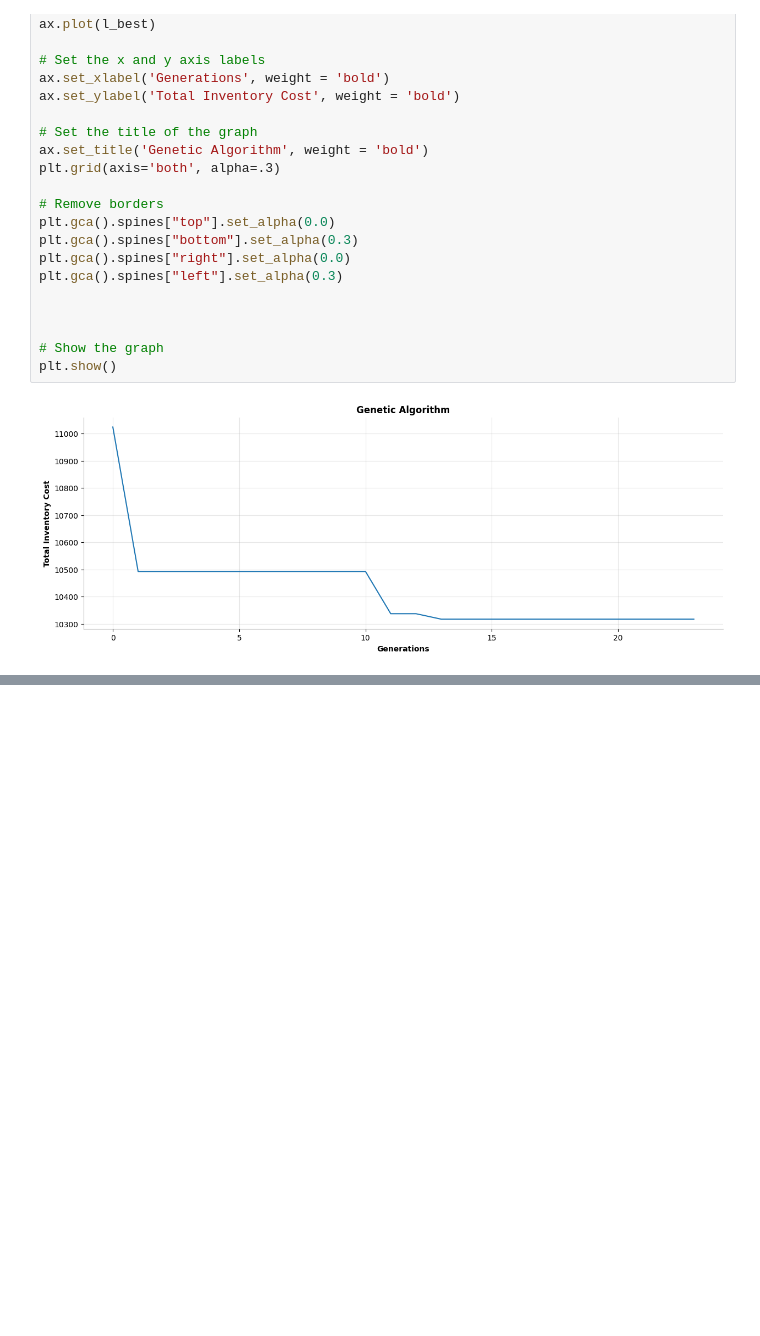
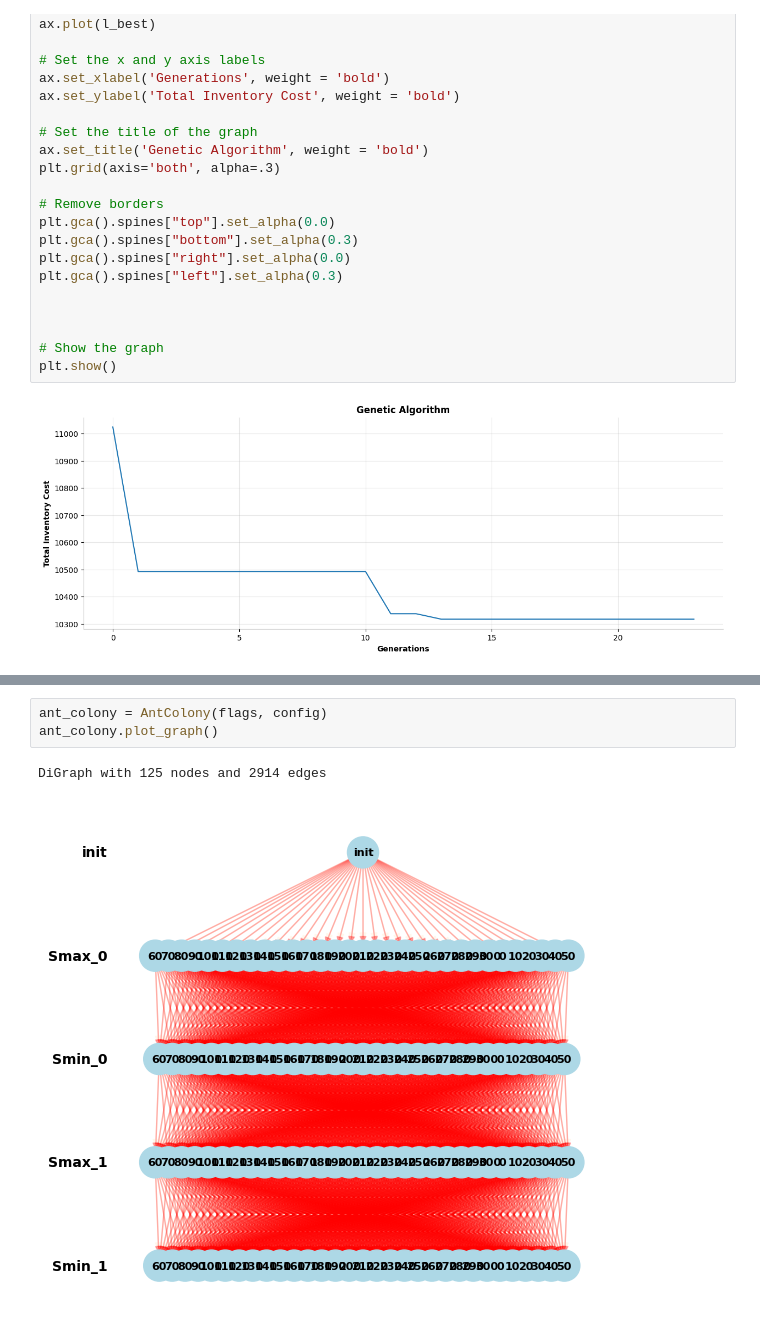
Before and after one commit to yu9800/SELSP_simOpt, a Jupyter notebook: inventory_opt.ipynb, the cells around one changed output, grey strips where cells are left out. Drawn from its saved outputs; the diff is of its cells as text; blank space fills up the shorter version.

```diff
--- a/inventory_opt.ipynb
+++ b/inventory_opt.ipynb
@@ -787,0 +945,6 @@ plt.show()
+# %%
+ant_colony = AntColony(flags, config)
+ant_colony.plot_graph()
+# %% [output]
+DiGraph with 125 nodes and 2914 edges
+[figure, added]
```
Also changed, not shown: parts of 8 cells of this notebook.
